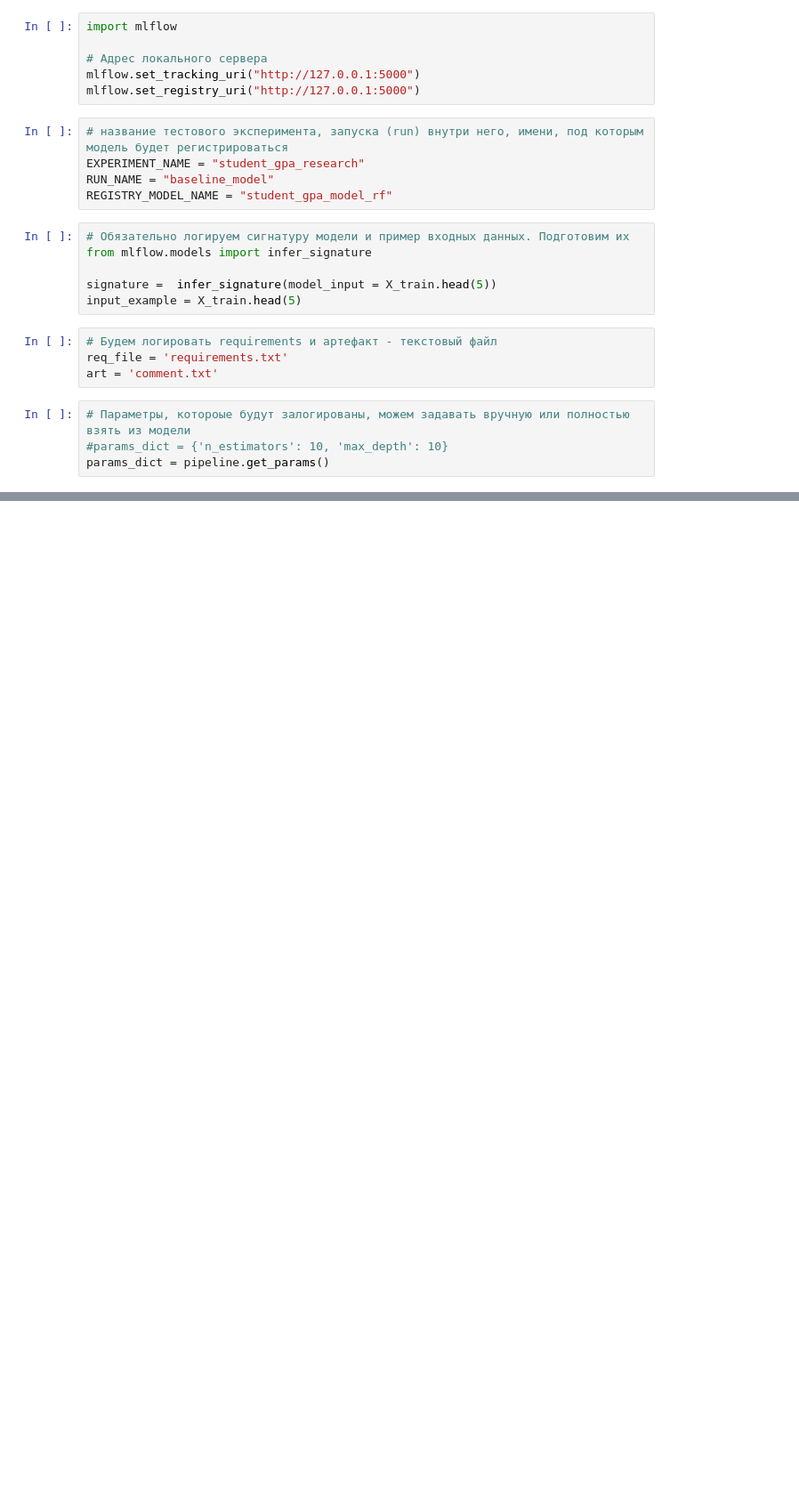
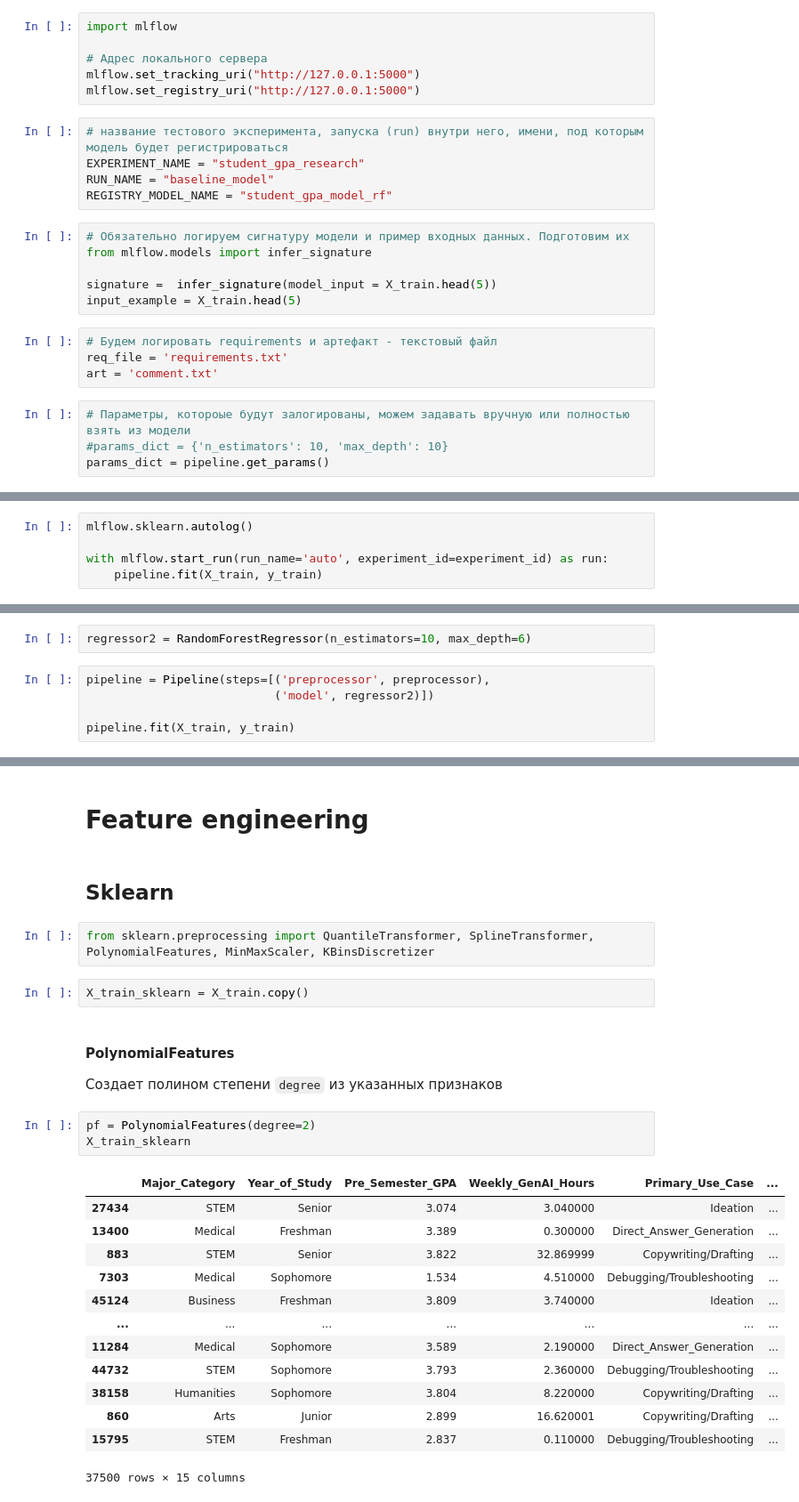
Before and after one commit to EngoyanSY/my_proj, a Jupyter notebook: research/research.ipynb, the cells around one changed output, grey strips where cells are left out. Shown at 89% size. Cells and saved outputs as stored; diff of their text form; blank space fills up the shorter version.

```diff
--- a/research/research.ipynb
+++ b/research/research.ipynb
@@ -246,0 +295,5 @@ assert (run.info.status =='FINISHED')
+# %%
+mlflow.sklearn.autolog()
+
+with mlflow.start_run(run_name='auto', experiment_id=experiment_id) as run:
+    pipeline.fit(X_train, y_train)
@@ -246,0 +327,7 @@ assert (run.info.status =='FINISHED')
+# %%
+regressor2 = RandomForestRegressor(n_estimators=10, max_depth=6)
+# %%
+pipeline = Pipeline(steps=[('preprocessor', preprocessor),
+                           ('model', regressor2)])
+
+pipeline.fit(X_train, y_train)
@@ -246,0 +455,28 @@ assert (run.info.status =='FINISHED')
+# %% [markdown]
+# Feature engineering
+# %% [markdown]
+## Sklearn
+# %%
+from sklearn.preprocessing import QuantileTransformer, SplineTransformer, PolynomialFeatures, MinMaxScaler, KBinsDiscretizer
+# %%
+X_train_sklearn = X_train.copy()
+# %% [markdown]
+#### PolynomialFeatures
+Создает полином степени `degree` из указанных признаков
+# %%
+pf = PolynomialFeatures(degree=2)
+X_train_sklearn
+# %% [output]
+|  | Major_Category | Year_of_Study | Pre_Semester_GPA | Weekly_GenAI_Hours | Primary_Use_Case | ... |
+| 27434 | STEM | Senior | 3.074 | 3.040000 | Ideation | ... |
+| 13400 | Medical | Freshman | 3.389 | 0.300000 | Direct_Answer_Generation | ... |
+| 883 | STEM | Senior | 3.822 | 32.869999 | Copywriting/Drafting | ... |
+| 7303 | Medical | Sophomore | 1.534 | 4.510000 | Debugging/Troubleshooting | ... |
+| 45124 | Business | Freshman | 3.809 | 3.740000 | Ideation | ... |
+| ... | ... | ... | ... | ... | ... | ... |
+| 11284 | Medical | Sophomore | 3.589 | 2.190000 | Direct_Answer_Generation | ... |
+| 44732 | STEM | Sophomore | 3.793 | 2.360000 | Debugging/Troubleshooting | ... |
+| 38158 | Humanities | Sophomore | 3.804 | 8.220000 | Copywriting/Drafting | ... |
+| 860 | Arts | Junior | 2.899 | 16.620001 | Copywriting/Drafting | ... |
+| 15795 | STEM | Freshman | 2.837 | 0.110000 | Debugging/Troubleshooting | ... |
+37500 rows × 15 columns
```
Also changed, not shown: parts of 107 cells of this notebook, 5 other files.
